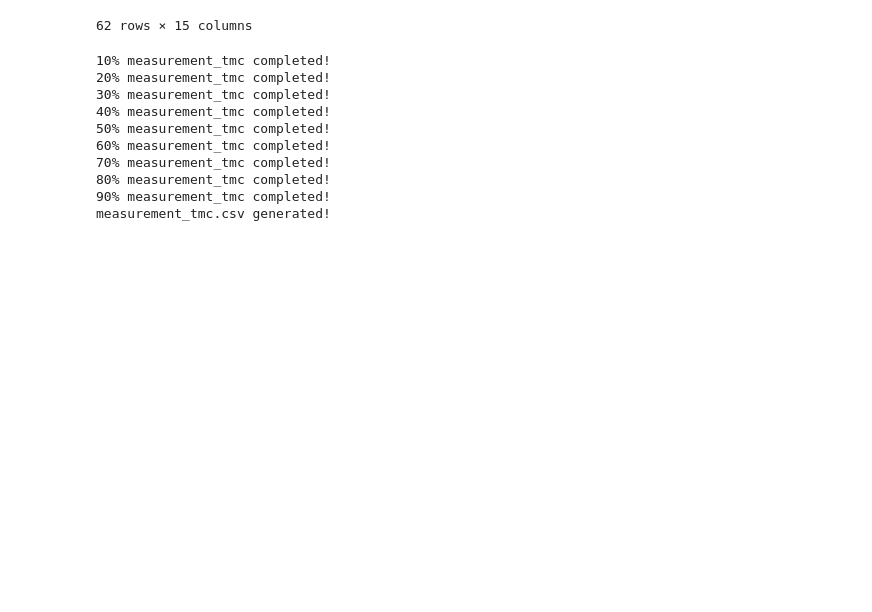
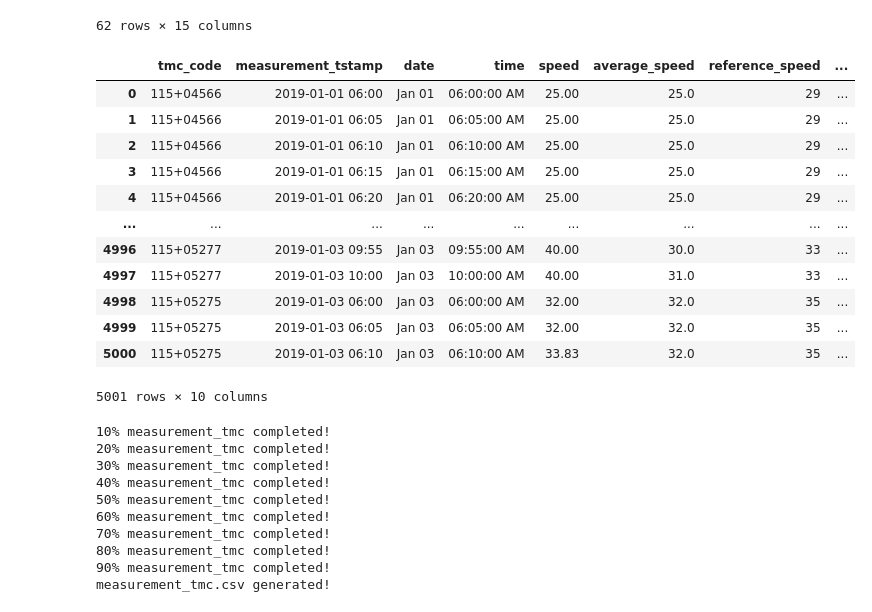
Before and after one commit to chrisyangsong/TMC2GMNS, a Jupyter notebook: tmc2gmns_final_restruct_v3.ipynb, the cells around one changed output. Cells and saved outputs as stored; diff of their text form; code cells hidden in the pictures; blank space fills up the shorter version.

```diff
--- a/tmc2gmns_final_restruct_v3.ipynb
+++ b/tmc2gmns_final_restruct_v3.ipynb
@@ -289,3 +294,21 @@ delta_reading_time = divmod((pd.to_datetime(reading_dict_selected['measurement_t
+# %%
+reading2 = pd.read_csv('Reading2.csv')
+reading2 = reading2.loc[0:5000]
+reading2
+# %% [output]
+|  | tmc_code | measurement_tstamp | date | time | speed | average_speed | reference_speed | ... |
+| 0 | 115+04566 | 2019-01-01 06:00 | Jan 01 | 06:00:00 AM | 25.00 | 25.0 | 29 | ... |
+| 1 | 115+04566 | 2019-01-01 06:05 | Jan 01 | 06:05:00 AM | 25.00 | 25.0 | 29 | ... |
+| 2 | 115+04566 | 2019-01-01 06:10 | Jan 01 | 06:10:00 AM | 25.00 | 25.0 | 29 | ... |
+| 3 | 115+04566 | 2019-01-01 06:15 | Jan 01 | 06:15:00 AM | 25.00 | 25.0 | 29 | ... |
+| 4 | 115+04566 | 2019-01-01 06:20 | Jan 01 | 06:20:00 AM | 25.00 | 25.0 | 29 | ... |
+| ... | ... | ... | ... | ... | ... | ... | ... | ... |
+| 4996 | 115+05277 | 2019-01-03 09:55 | Jan 03 | 09:55:00 AM | 40.00 | 30.0 | 33 | ... |
+| 4997 | 115+05277 | 2019-01-03 10:00 | Jan 03 | 10:00:00 AM | 40.00 | 31.0 | 33 | ... |
+| 4998 | 115+05275 | 2019-01-03 06:00 | Jan 03 | 06:00:00 AM | 32.00 | 32.0 | 35 | ... |
+| 4999 | 115+05275 | 2019-01-03 06:05 | Jan 03 | 06:05:00 AM | 32.00 | 32.0 | 35 | ... |
+| 5000 | 115+05275 | 2019-01-03 06:10 | Jan 03 | 06:10:00 AM | 33.83 | 32.0 | 35 | ... |
+5001 rows × 10 columns
 # %%
 '''build measurement_tmc.csv'''
 
```
Also changed, not shown: parts of 6 cells of this notebook, 7 other files.
